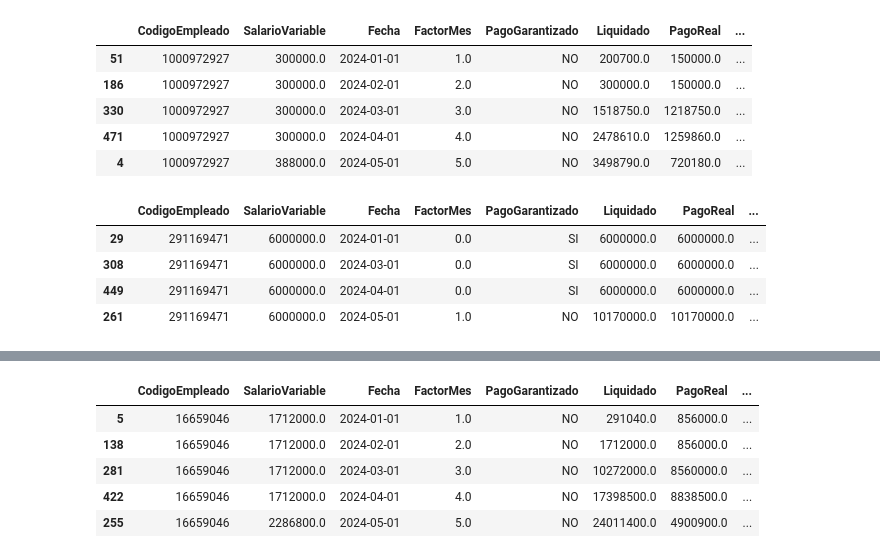
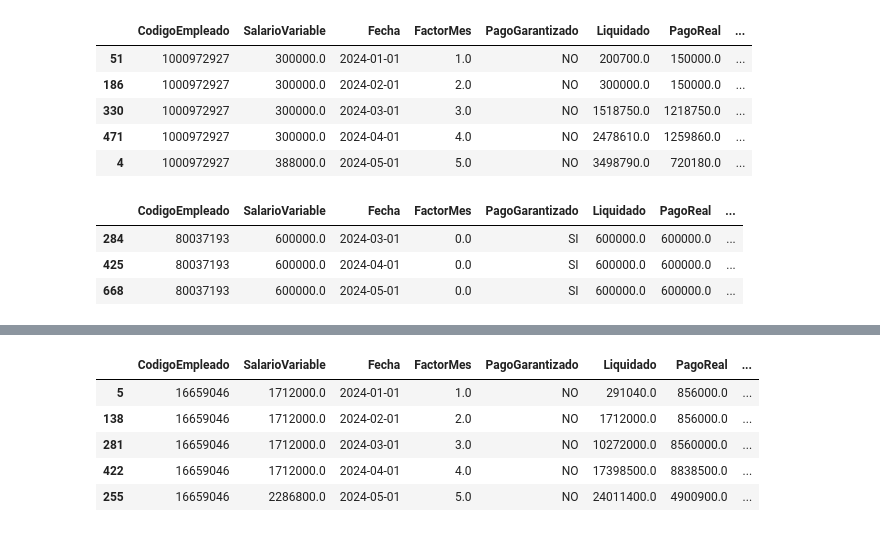
Before and after one commit to Crispelinho/-Liquidations-Incentives-Jupyter, a Jupyter notebook: 2. Calculo de Maestra de Liquidaciones.ipynb, the cells around one changed output, grey strips where cells are left out. Cells and saved outputs as stored; diff of their text form; code cells hidden in the pictures.

```diff
--- a/2. Calculo de Maestra de Liquidaciones.ipynb
+++ b/2. Calculo de Maestra de Liquidaciones.ipynb
@@ -2123,12 +2114,11 @@ resultado_liquidaciones.head()
 # %%
 resultado_liquidaciones[
 #     (resultado_liquidaciones['CodigoEmpleado'] == '16659046') |
 #     (resultado_liquidaciones['CodigoEmpleado'] == '1111135') |
-    (resultado_liquidaciones['CodigoEmpleado'] == '291169471')
+    (resultado_liquidaciones['CodigoEmpleado'] == '80037193')
 ]
 # %% [output]
 |  | CodigoEmpleado | SalarioVariable | Fecha | FactorMes | PagoGarantizado | Liquidado | PagoReal | ... |
-| 29 | 291169471 | 6000000.0 | 2024-01-01 | 0.0 | SI | 6000000.0 | 6000000.0 | ... |
-| 308 | 291169471 | 6000000.0 | 2024-03-01 | 0.0 | SI | 6000000.0 | 6000000.0 | ... |
-| 449 | 291169471 | 6000000.0 | 2024-04-01 | 0.0 | SI | 6000000.0 | 6000000.0 | ... |
-| 261 | 291169471 | 6000000.0 | 2024-05-01 | 1.0 | NO | 10170000.0 | 10170000.0 | ... |
+| 284 | 80037193 | 600000.0 | 2024-03-01 | 0.0 | SI | 600000.0 | 600000.0 | ... |
+| 425 | 80037193 | 600000.0 | 2024-04-01 | 0.0 | SI | 600000.0 | 600000.0 | ... |
+| 668 | 80037193 | 600000.0 | 2024-05-01 | 0.0 | SI | 600000.0 | 600000.0 | ... |
```
Also changed, not shown: parts of 32 cells of this notebook.
